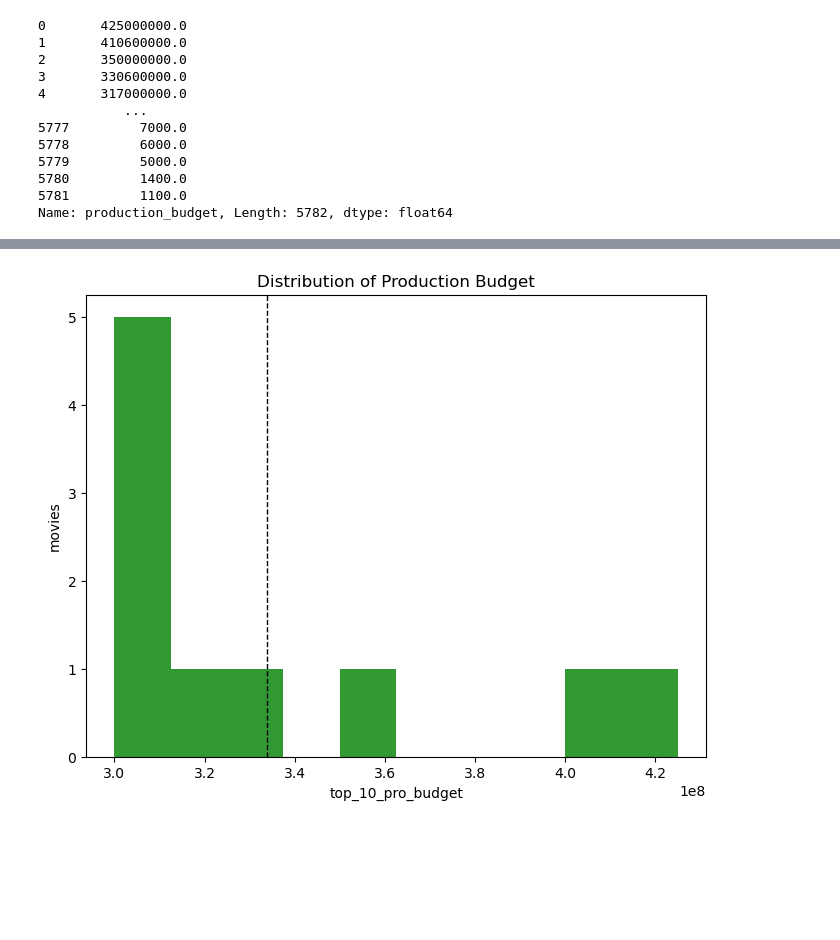
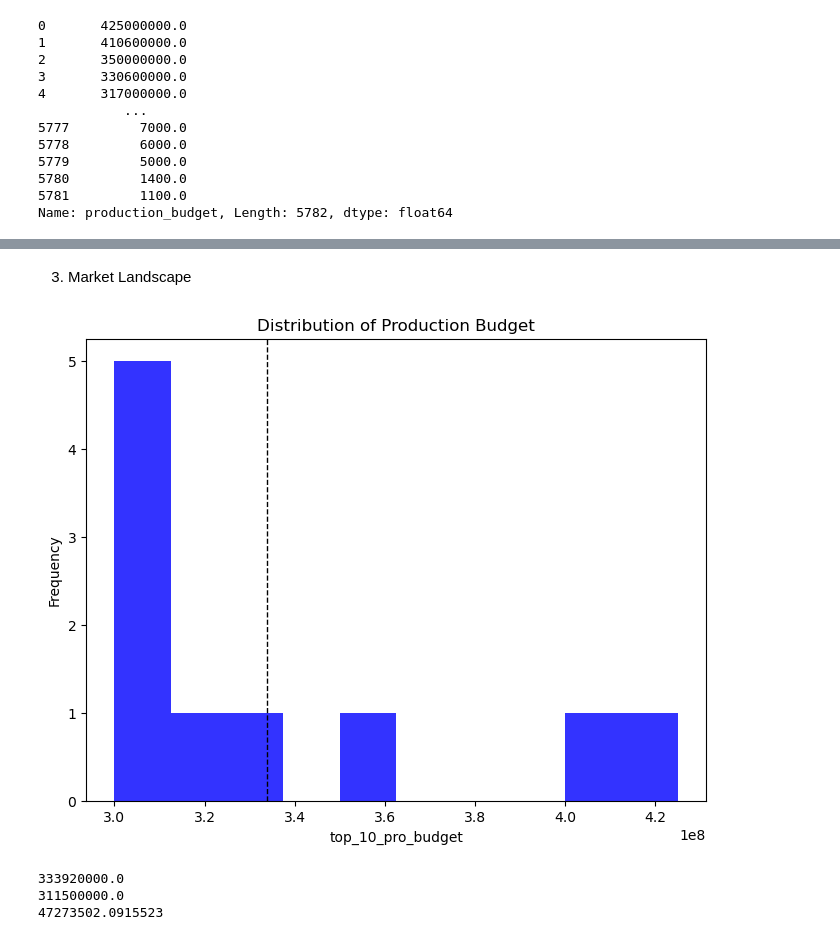
Before and after one commit to Wendy0001/EndofP1, a Jupyter notebook: NotebookP2.ipynb, the cells around one changed output, grey strips where cells are left out. Cells and saved outputs as stored; diff of their text form; code cells hidden in the pictures; blank space fills up the shorter version.

Commit message:
added my data analysis

```diff
--- a/NotebookP2.ipynb
+++ b/NotebookP2.ipynb
@@ -304,7 +316,7 @@ print(df['domestic_gross'])
 Name: domestic_gross, Length: 9169, dtype: object
 # %%
 #convert these columns to float
-columns_to_convert = ["production_budget", "worldwide_gross", "domestic_gross"]
+columns_to_convert = ["production_budget", "worldwide_gross", "domestic_gross", ]
 df[columns_to_convert] = df[columns_to_convert].astype(float)
 
 print(df.dtypes)
@@ -343,6 +359,3 @@ top_10_pro_budget
 8    300000000.0
 9    300000000.0
 Name: production_budget, dtype: float64
-# %%
-df['worldwide_gross'] = df['worldwide_gross'].astype(str)
-print(df['worldwide_gross'].dtypes)
@@ -368,5 +361,0 @@ Name: worldwide_gross, Length: 5782, dtype: object
-# %%
-# Convert column worldwide gross to float data type
-df['worldwide_gross'] = df['worldwide_gross'].astype(float)
-
-print(df['worldwide_gross'])
@@ -455,0 +463,13 @@ Name: production_budget, Length: 5782, dtype: float64
+# %%
+# Calculate the profit as the difference between domestic gross and production budget
+df['profit'] = df['domestic_gross'] - df['production_budget']
+
+# Calculate the average profit by production budget range
+budget_ranges = pd.cut(df['production_budget'], bins=[0, 5])
+# Calculate the average profit by production budget range
+budget_ranges = pd.cut(df['production_budget'], bins=[0, 50000000, 100000000, float('inf')],
+                       labels=['Low', 'Moderate', 'High'])
+average_profit_by_budget = df.groupby(budget_ranges)['profit'].mean()
+
+# Display the relationship between production budget range and average profit
+average_profit_by_budget.plot(kind='bar', xlabel='Production Budget Range', ylabel='Average Profit');
@@ -456,15 +478,29 @@ Name: production_budget, Length: 5782, dtype: float64
+# %% [markdown]
+3. Market Landscape
 # %%
-#top_10_pro_budget = df['production_budget'].nlargest(10)
-#mean_pro_budget = top_10_pro_budget.mean()
-#movies = result_list
+#distributiom of production budget
 
-#fig, ax = plt.subplots(figsize=(8, 6))
-#ax.hist(top_10_pro_budget, bins=10, alpha=0.8, color='green')
-#ax.axvline(mean_pro_budget, color='black', linestyle='dashed', linewidth=1)
-#ax.set_title('Distribution of Production Budget')
-#ax.set_xlabel('top_10_pro_budget')
-#ax.set_ylabel('movies')
-#plt.show()
+top_10_pro_budget  = df['production_budget'].nlargest(10)
+mean_top_10_pro_budget  = top_10_pro_budget.mean()
+
+fig, ax = plt.subplots(figsize=(8, 6))
+ax.hist(top_10_pro_budget , bins=10, alpha=0.8, color='blue')
+ax.axvline(mean_top_10_pro_budget, color='black', linestyle='dashed', linewidth=1)
+ax.set_title('Distribution of Production Budget')
+ax.set_xlabel('top_10_pro_budget')
+ax.set_ylabel('Frequency')
+plt.show()
 # %% [output]
-[figure, old version]
+[figure, new version]
+# %%
+top_10_pro_budget.mean()
+top_10_pro_budget.median()
+top_10_pro_budget.std()
+print(top_10_pro_budget.mean())
+print(top_10_pro_budget.median())
+print(top_10_pro_budget.std())
+# %% [output]
+333920000.0
+311500000.0
+47273502.0915523
 # %%
```
Also changed, not shown: parts of 30 cells of this notebook.
